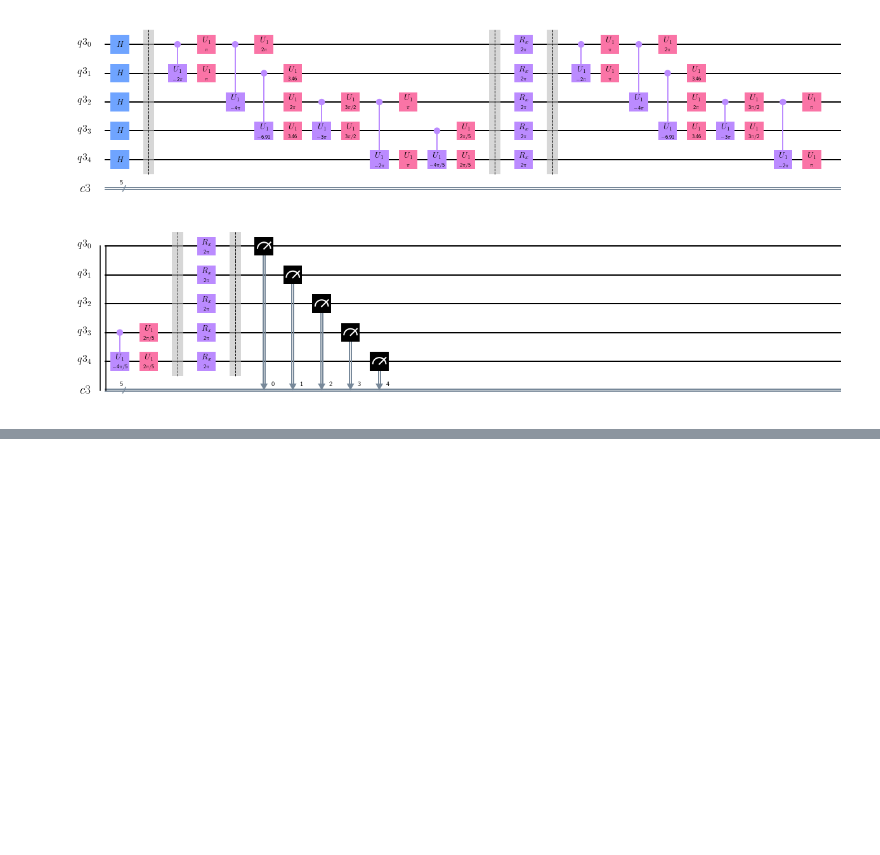
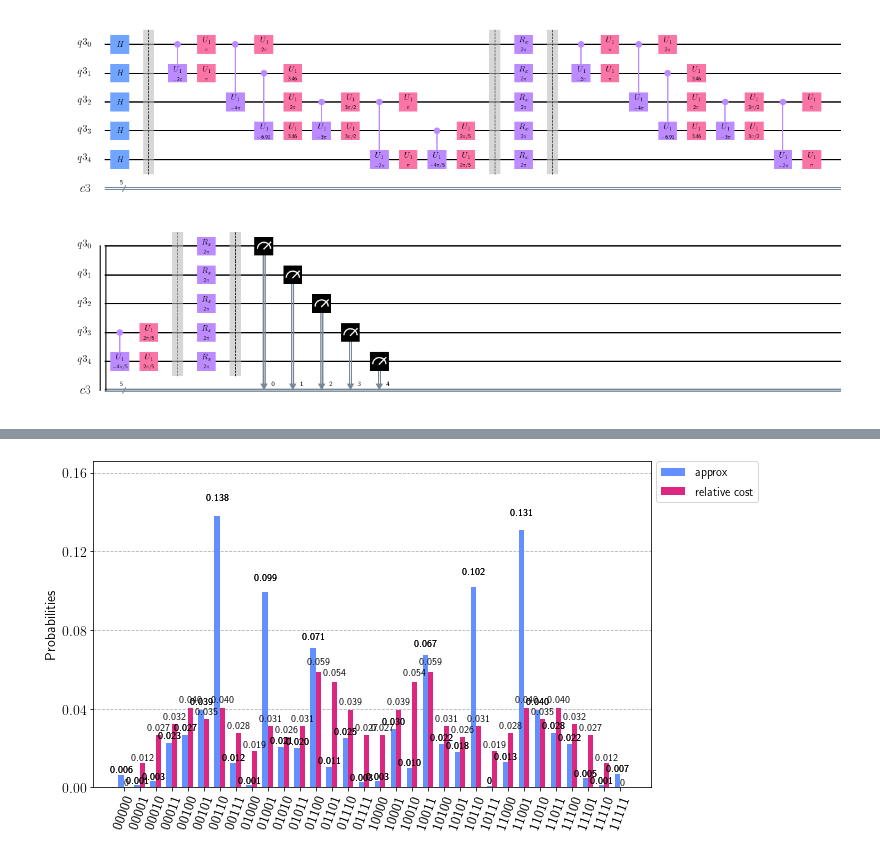
Before and after one commit to OpenQuantumComputing/optimization, a Jupyter notebook: House MaxCut.ipynb, the cells around one changed output, grey strips where cells are left out. Cells and saved outputs as stored; diff of their text form; code cells hidden in the pictures; blank space fills up the shorter version.

```diff
--- a/House MaxCut.ipynb
+++ b/House MaxCut.ipynb
@@ -137,0 +151,4 @@ Optimization terminated successfully.
+# %%
+plot_histogram([jv1.result().get_counts(),costs], figsize=(10, 6), legend=['approx','relative cost'])
+# %% [output]
+[figure, added]
```
Also changed, not shown: parts of 8 cells of this notebook, 4 other files.
